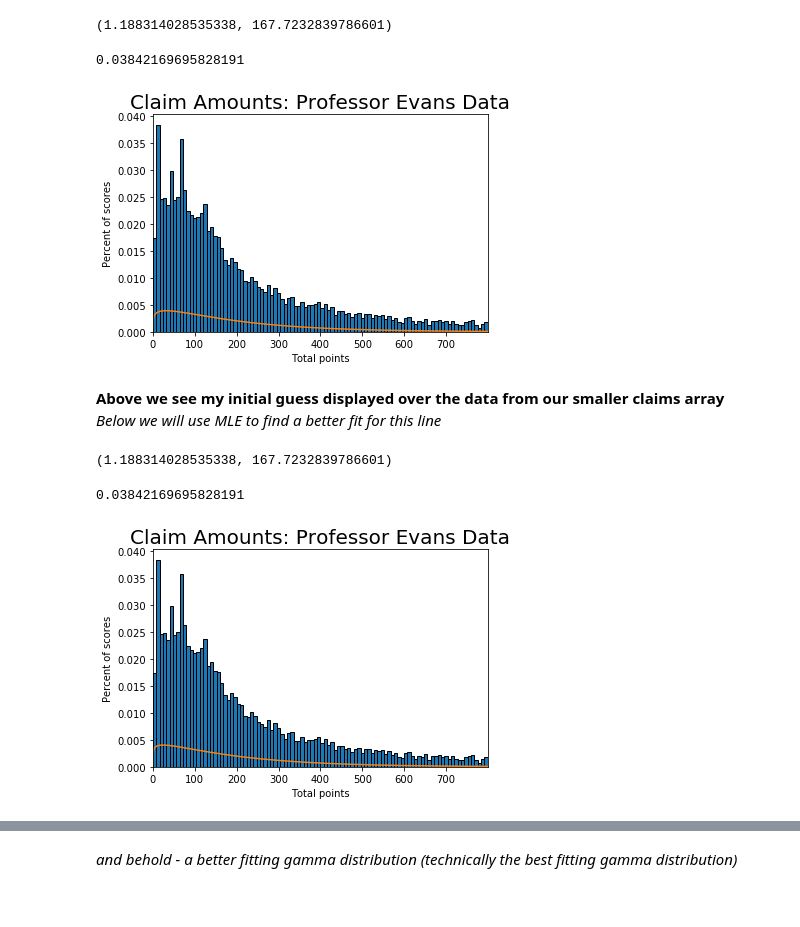
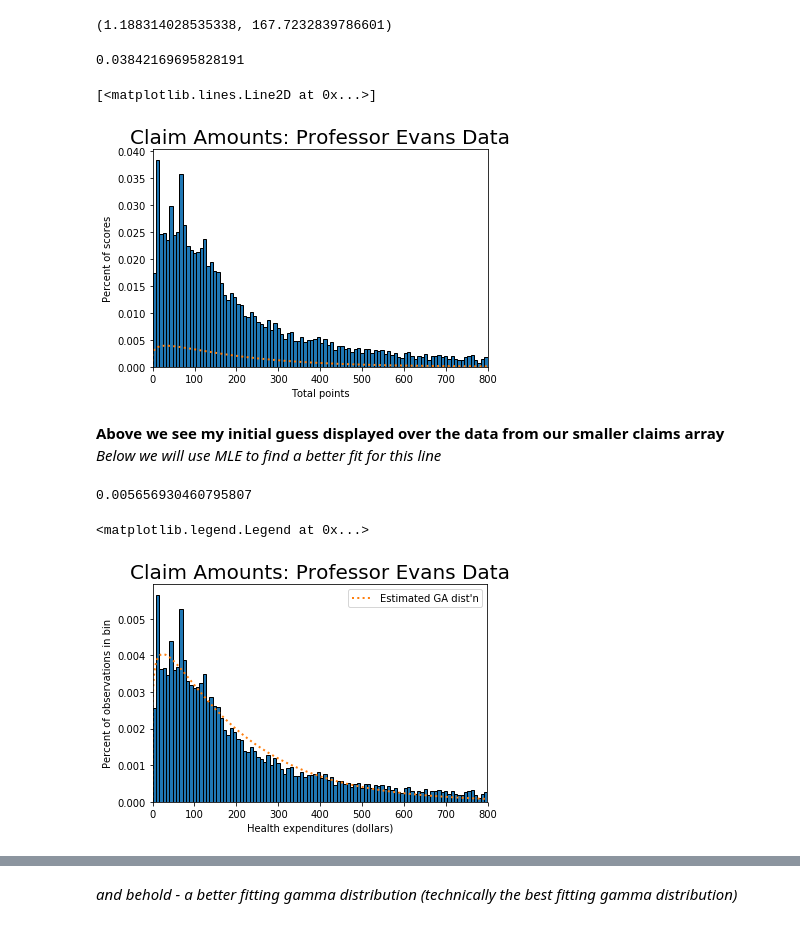
Before and after one commit to davefoote/StructEst_W20, a Jupyter notebook: ProblemSets/PS2/hw2_answers.ipynb, the cells around one changed output, grey strips where cells are left out. Drawn from its saved outputs; the diff is of its cells as text; code cells hidden in the pictures.

```diff
--- a/ProblemSets/PS2/hw2_answers.ipynb
+++ b/ProblemSets/PS2/hw2_answers.ipynb
@@ -79,28 +75,31 @@ RATE:  167.7232839786601
 # %%
 dstruct.histogram(sm_claims, 100, 'Claim Amounts: Professor Evans Data', 'Total points',
                   'Percent of scores', [0, sm_mnts['max']], claims)
-x = np.linspace(0,800, 9020)
-h = plt.plot(x, dstruct.make_gamma_pdf(x, gamma_init_params[0], gamma_init_params[1]))
+x = np.linspace(0,800, 1000)
+plt.plot(x, dstruct.make_gamma_pdf(x, gamma_init_params[0], gamma_init_params[1]), linewidth=2,
+         ls='dotted', label='Estimated GA dist\'n')
 # %% [output]
 0.03842169695828191
+[<matplotlib.lines.Line2D at 0x...>]
-[figure, old version]
+[figure, new version]
 # %% [markdown]
 **Above we see my initial guess displayed over the data from our smaller claims array**
 *Below we will use MLE to find a better fit for this line*
-# %%
-gamma_init_params
-# %% [output]
-(1.188314028535338, 167.7232839786601)
 # %%
 alpha_mle, beta_mle = dstruct.mle(gamma_init_params, dstruct.gamma_crit, sm_claims)
 # %%
-dstruct.histogram(sm_claims, 100, 'Claim Amounts: Professor Evans Data', 'Total points',
+n = dstruct.histogram(sm_claims, 100, 'Claim Amounts: Professor Evans Data', 'Total points',
                   'Percent of scores', [0, sm_mnts['max']], claims)
-x = np.linspace(0,800, 9020)
-h = plt.plot(x, dstruct.make_gamma_pdf(x, alpha_mle, beta_mle))
+x = np.linspace(0,800, 1000)
+plt.plot(x, dstruct.make_gamma_pdf(x, alpha_mle, beta_mle), linewidth=2,
+         ls='dotted', label='Estimated GA dist\'n')
+plt.xlabel(r'Health expenditures (dollars)')
+plt.ylabel(r'Percent of observations in bin')
+plt.legend(loc='upper right')
 # %% [output]
-0.03842169695828191
+0.005656930460795807
+<matplotlib.legend.Legend at 0x...>
-[figure, old version]
+[figure, new version]
 # %%
 print('maximized log likelihood function lnL(θ)=',
       dstruct.log_lik(sm_claims, (alpha_mle, beta_mle), dstruct.make_gamma_pdf))
```
Also changed, not shown: parts of 17 cells of this notebook, 1 other file.
